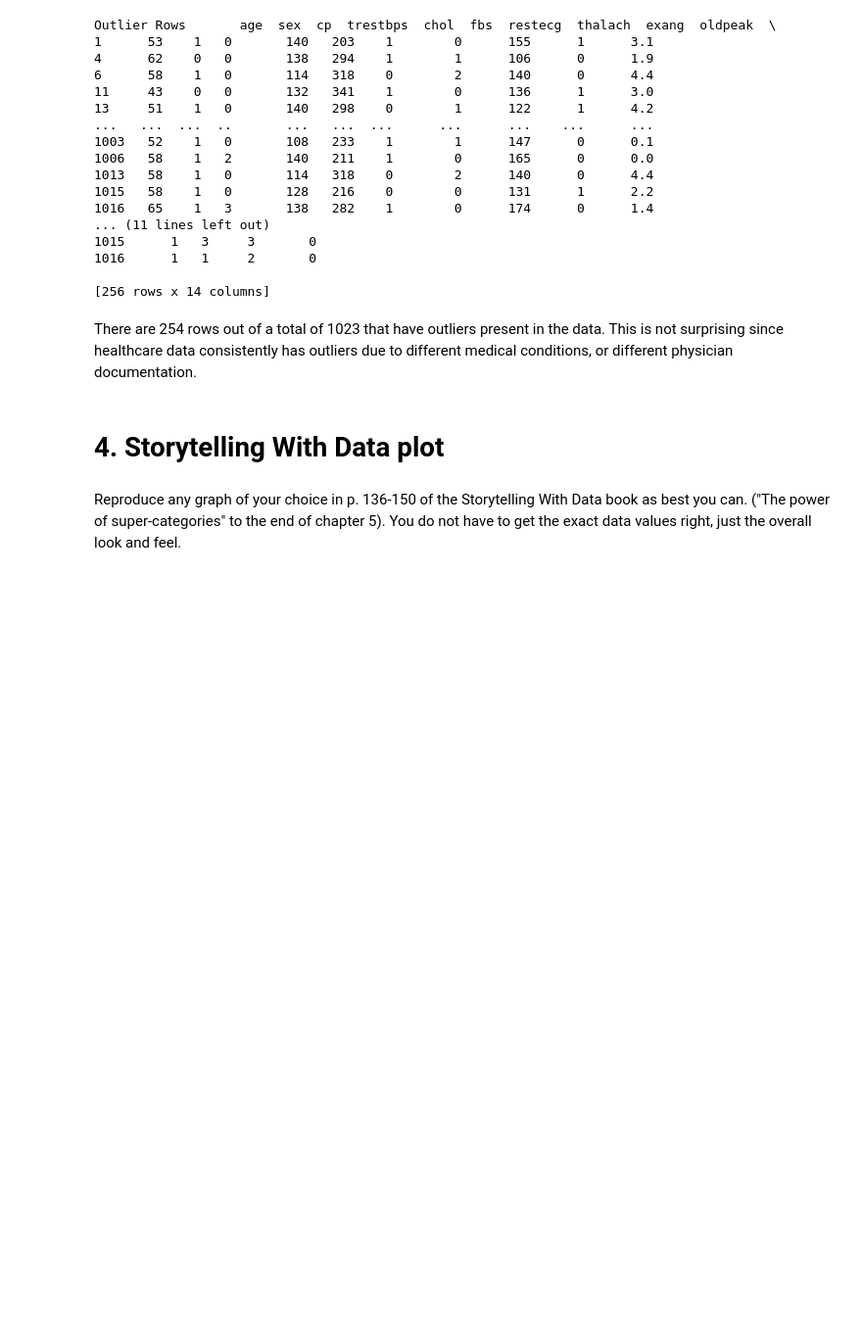
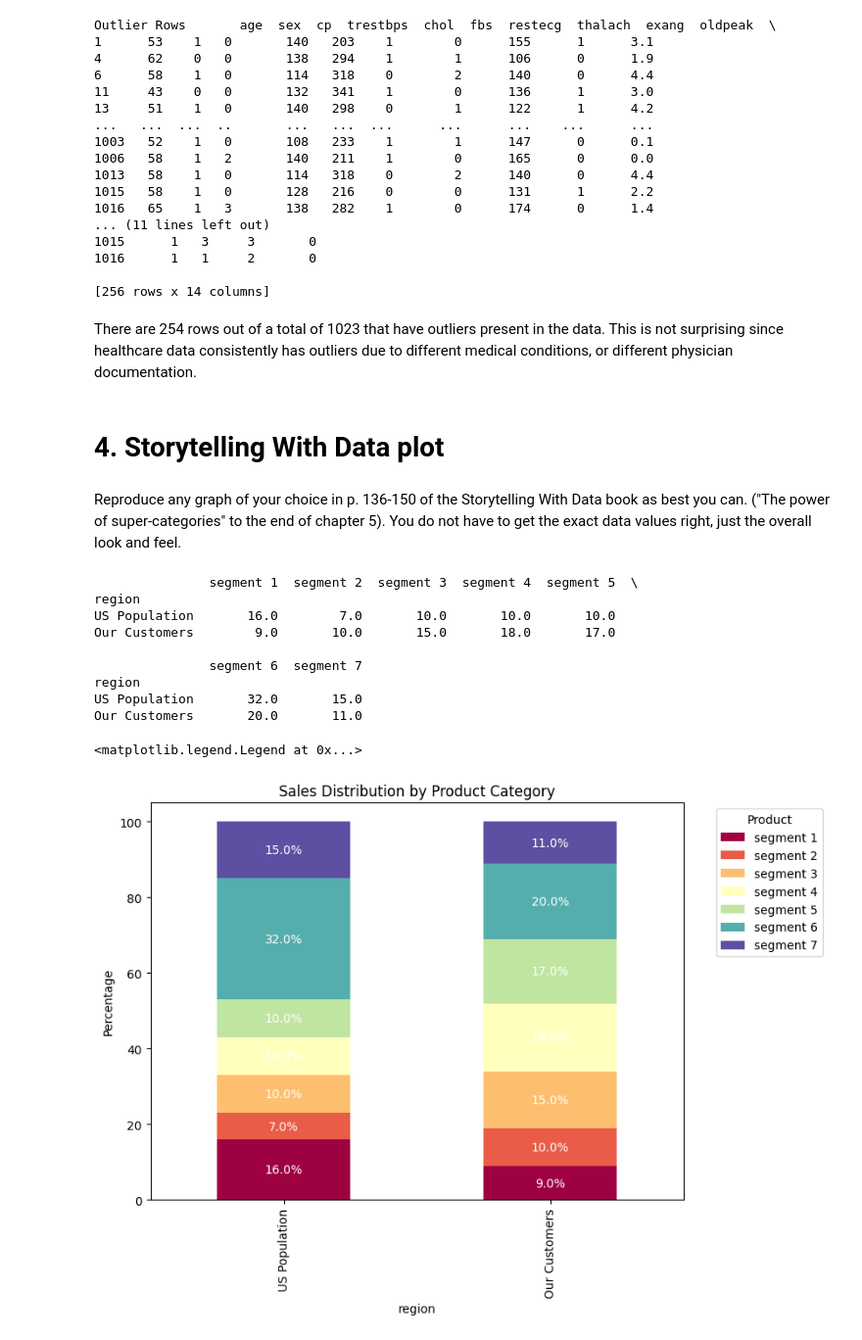
Before and after one commit to els246/2025-spring-B2, a Jupyter notebook: OMDS-ModB2-Week9-Stiller-Emma.ipynb, the cells around one changed output. Shown: that part at 98% size. Cells and saved outputs as stored; diff of their text form; code cells hidden in the pictures; blank space fills up the shorter version.

```diff
--- a/OMDS-ModB2-Week9-Stiller-Emma.ipynb
+++ b/OMDS-ModB2-Week9-Stiller-Emma.ipynb
@@ -253,3 +253,45 @@ There are 254 rows out of a total of 1023 that have outliers present in the data
 # 4. Storytelling With Data plot
 # %% [markdown]
 Reproduce any graph of your choice in p. 136-150 of the Storytelling With Data book as best you can. ("The power of super-categories" to the end of chapter 5). You do not have to get the exact data values right, just the overall look and feel.
+# %%
+data = {
+    'region': ['US Population', 'Our Customers'],
+    'segment 1': [16, 9],
+    'segment 2': [7,10],
+    'segment 3': [10,15],
+    'segment 4': [10, 18],
+    'segment 5': [10,17],
+    'segment 6': [32, 20],
+    'segment 7': [15, 11]
+}
+
+df = pd.DataFrame(data)
+df.set_index('region', inplace=True)
+df_percentage = df.div(df.sum(axis=1), axis=0) * 100
+print(df_percentage)
+
+fig, ax = plt.subplots(figsize=(8, 6))
+df_percentage.plot(kind='bar', stacked=True, ax=ax, colormap='Spectral')
+
+for p in ax.patches:
+    height = p.get_height()
+    width = p.get_width()
+    x = p.get_x() + width / 2
+    y = p.get_y() + height / 2
+    percentage = f'{height:.1f}%'
+    ax.text(x, y, percentage, ha='center', va='center', color='white', fontsize=10)
+ax.set_ylabel('Percentage')
+ax.set_title('Sales Distribution by Product Category')
+ax.legend(title='Product', bbox_to_anchor=(1.05, 1), loc='upper left')
+# %% [output]
+               segment 1  segment 2  segment 3  segment 4  segment 5  \
+region
+US Population       16.0        7.0       10.0       10.0       10.0
+Our Customers        9.0       10.0       15.0       18.0       17.0
+
+               segment 6  segment 7
+region
+US Population       32.0       15.0
+Our Customers       20.0       11.0
+<matplotlib.legend.Legend at 0x...>
+[figure, added]
```
